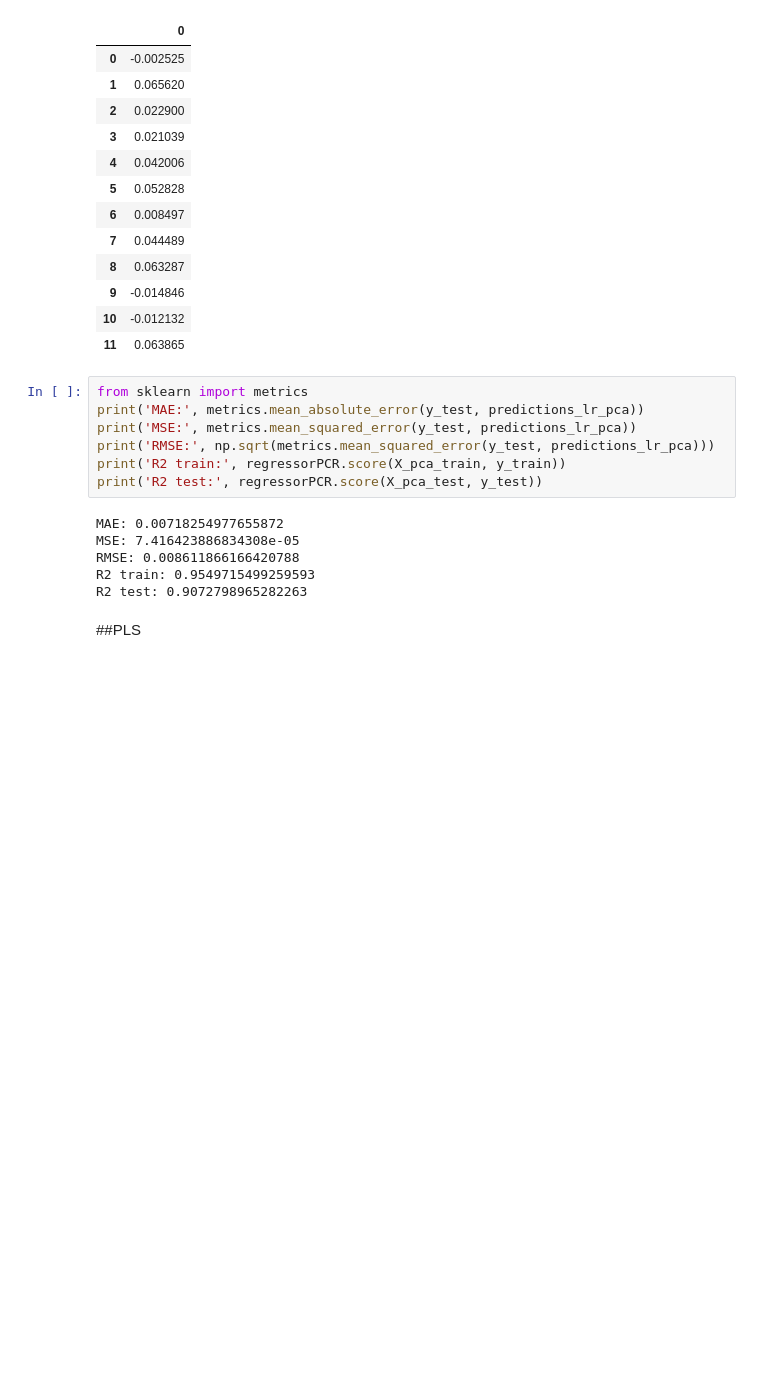
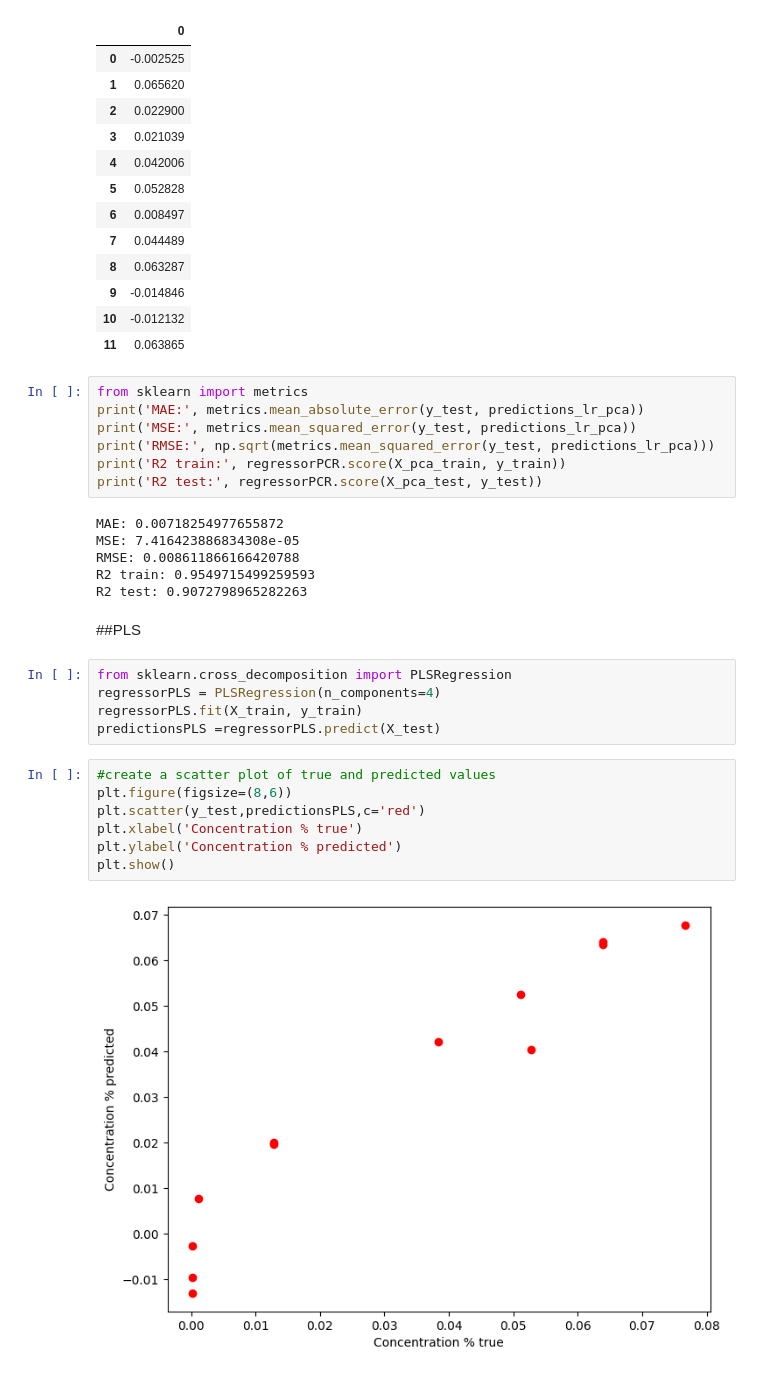
Before and after one commit to wiemila/ML_ISE-strzykawki, a Jupyter notebook: Cond_corr.ipynb, the cells around one changed output. Saved outputs shown, nothing was run; the diff lists cells and outputs as text; blank space fills up the shorter version.

```diff
--- a/Cond_corr.ipynb
+++ b/Cond_corr.ipynb
@@ -254,3 +254,17 @@ R2 train: 0.9549715499259593
 R2 test: 0.9072798965282263
 # %% [markdown]
 ##PLS
+# %%
+from sklearn.cross_decomposition import PLSRegression
+regressorPLS = PLSRegression(n_components=4)
+regressorPLS.fit(X_train, y_train)
+predictionsPLS =regressorPLS.predict(X_test)
+# %%
+#create a scatter plot of true and predicted values
+plt.figure(figsize=(8,6))
+plt.scatter(y_test,predictionsPLS,c='red')
+plt.xlabel('Concentration % true')
+plt.ylabel('Concentration % predicted')
+plt.show()
+# %% [output]
+[figure, added]
```
Also changed, not shown: parts of 16 cells of this notebook.
